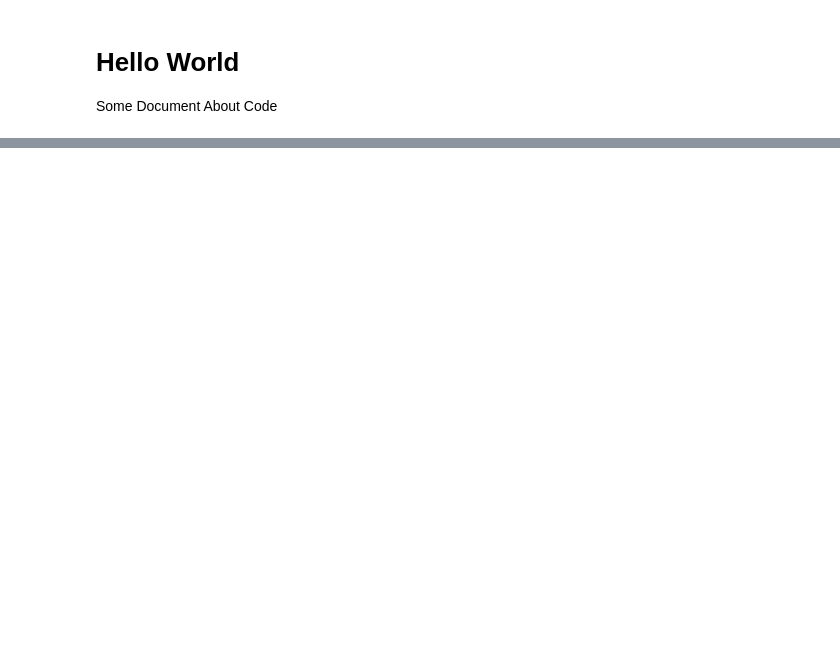
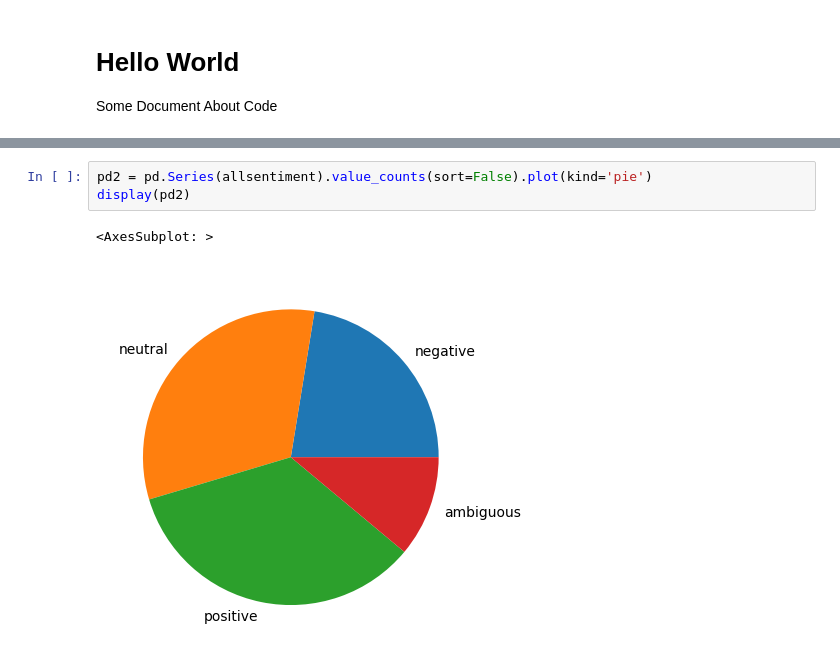
Before and after one commit to paulwestenberg/COMP472_MiniProj1, a Jupyter notebook: MP1.ipynb, the cells around one changed output, grey strips where cells are left out. Saved outputs shown, nothing was run; the diff lists cells and outputs as text; blank space fills up the shorter version.

```diff
--- a/MP1.ipynb
+++ b/MP1.ipynb
@@ -36,0 +46,6 @@ positive
+# %%
+pd2 = pd.Series(allsentiment).value_counts(sort=False).plot(kind='pie')
+display(pd2)
+# %% [output]
+<AxesSubplot: >
+[figure, added]
```
Also changed, not shown: parts of 3 cells of this notebook.
